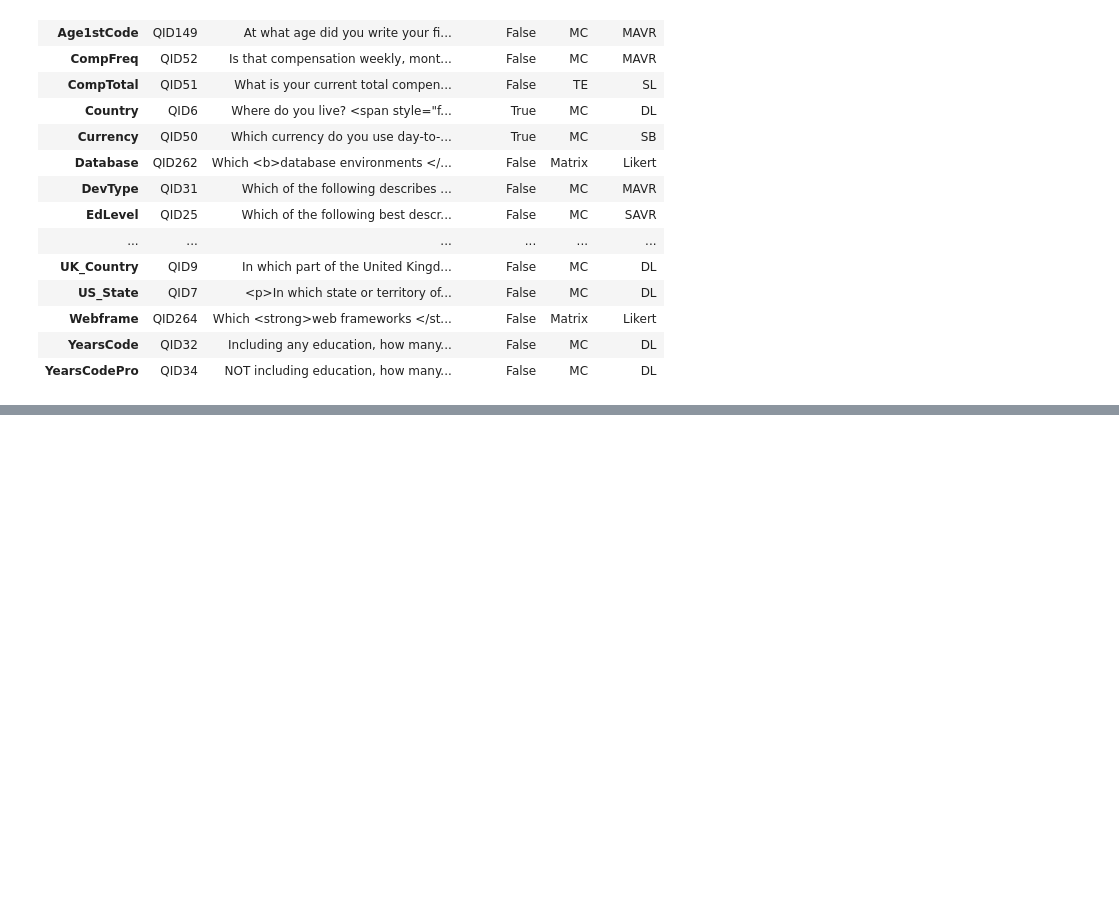
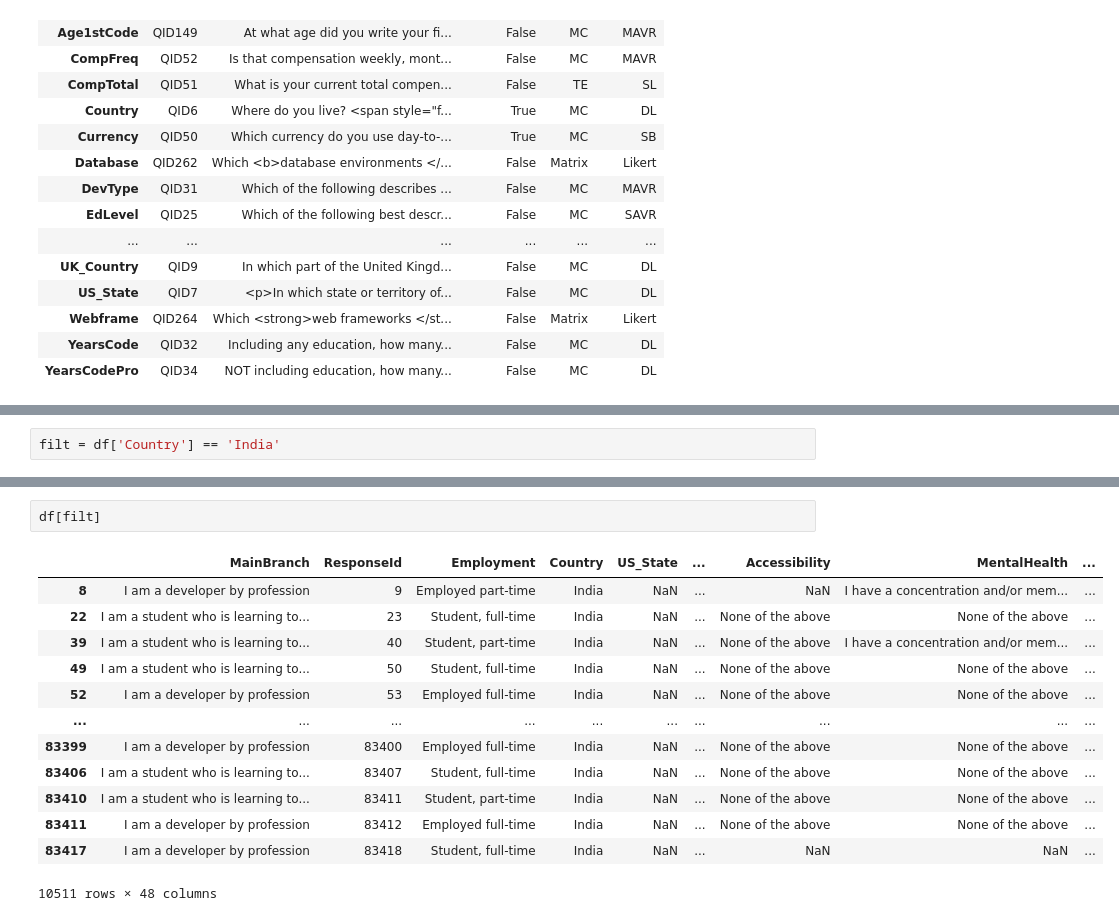
Before and after one commit to Ujwal-B/data_science_practice, a Jupyter notebook: pandas-demo.ipynb, the cells around one changed output, grey strips where cells are left out. Drawn from its saved outputs; the diff is of its cells as text; blank space fills up the shorter version.

```diff
--- a/pandas-demo.ipynb
+++ b/pandas-demo.ipynb
@@ -347,0 +364,2 @@ schema_df.sort_index()
+# %%
+filt = df['Country'] == 'India'
@@ -347,0 +381,16 @@ schema_df.sort_index()
+# %%
+df[filt]
+# %% [output]
+|  | MainBranch | ResponseId | Employment | Country | US_State | ... | Accessibility | MentalHealth | ... |
+| 8 | I am a developer by profession | 9 | Employed part-time | India | NaN | ... | NaN | I have a concentration and/or mem... | ... |
+| 22 | I am a student who is learning to... | 23 | Student, full-time | India | NaN | ... | None of the above | None of the above | ... |
+| 39 | I am a student who is learning to... | 40 | Student, part-time | India | NaN | ... | None of the above | I have a concentration and/or mem... | ... |
+| 49 | I am a student who is learning to... | 50 | Student, full-time | India | NaN | ... | None of the above | None of the above | ... |
+| 52 | I am a developer by profession | 53 | Employed full-time | India | NaN | ... | None of the above | None of the above | ... |
+| ... | ... | ... | ... | ... | ... | ... | ... | ... | ... |
+| 83399 | I am a developer by profession | 83400 | Employed full-time | India | NaN | ... | None of the above | None of the above | ... |
+| 83406 | I am a student who is learning to... | 83407 | Student, full-time | India | NaN | ... | None of the above | None of the above | ... |
+| 83410 | I am a student who is learning to... | 83411 | Student, part-time | India | NaN | ... | None of the above | None of the above | ... |
+| 83411 | I am a developer by profession | 83412 | Employed full-time | India | NaN | ... | None of the above | None of the above | ... |
+| 83417 | I am a developer by profession | 83418 | Student, full-time | India | NaN | ... | NaN | NaN | ... |
+10511 rows × 48 columns
```
Also changed, not shown: parts of 11 cells of this notebook, 1 other file.
